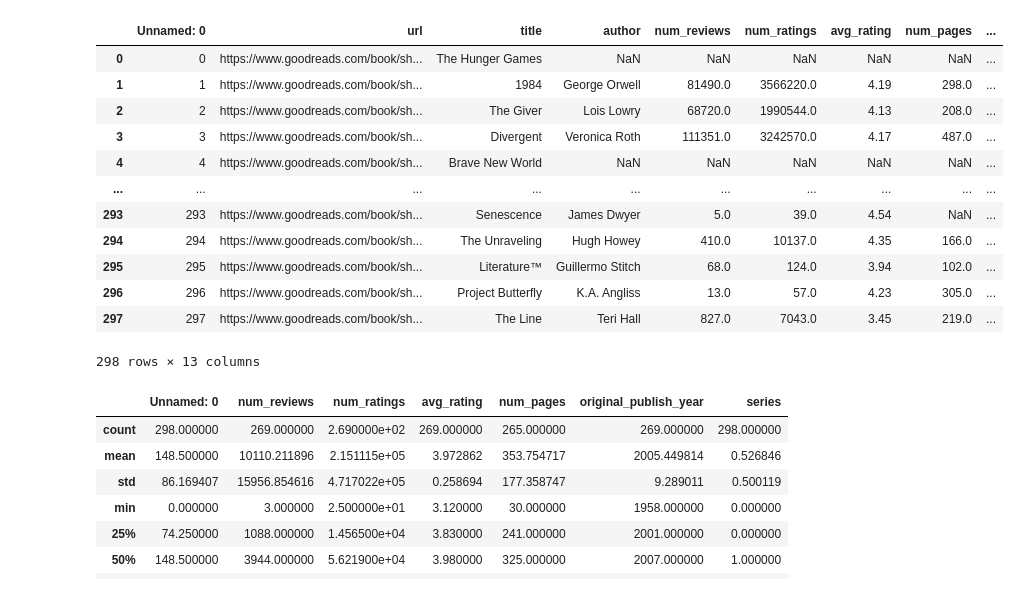
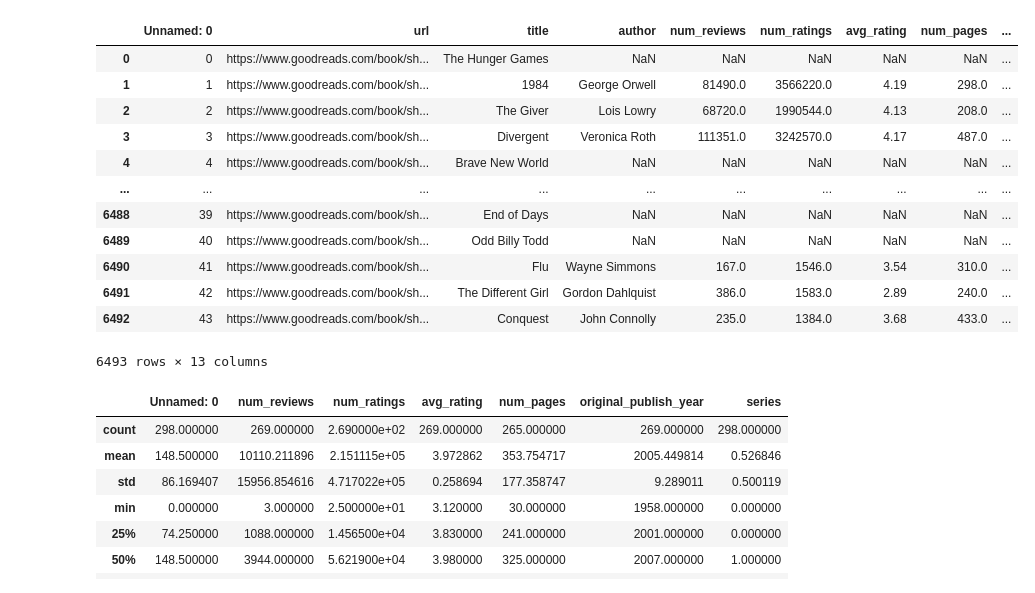
Before and after one commit to pvillegasmartin/challange_week_1, a Jupyter notebook: data_Preprocessing.ipynb, the cells around one changed output. Drawn from its saved outputs; the diff is of its cells as text; code cells hidden in the pictures.

Commit message:
Data and main

```diff
--- a/data_Preprocessing.ipynb
+++ b/data_Preprocessing.ipynb
@@ -4,22 +4,22 @@ import numpy as np
 from sklearn import preprocessing
 # %%
 #Importing the dataset
-data = pd.read_csv("C:/Users/Hari/Documents/AI-sep/AI_Module/Challange_Week1/challange_week_1/book_database.csv", sep='&')
+data = pd.read_csv("./book_database.csv", sep='&')
 data
 # %% [output]
 |  | Unnamed: 0 | url | title | author | num_reviews | num_ratings | avg_rating | num_pages | ... |
 | 0 | 0 | https://www.goodreads.com/book/sh... | The Hunger Games | NaN | NaN | NaN | NaN | NaN | ... |
 | 1 | 1 | https://www.goodreads.com/book/sh... | 1984 | George Orwell | 81490.0 | 3566220.0 | 4.19 | 298.0 | ... |
 | 2 | 2 | https://www.goodreads.com/book/sh... | The Giver | Lois Lowry | 68720.0 | 1990544.0 | 4.13 | 208.0 | ... |
 | 3 | 3 | https://www.goodreads.com/book/sh... | Divergent | Veronica Roth | 111351.0 | 3242570.0 | 4.17 | 487.0 | ... |
 | 4 | 4 | https://www.goodreads.com/book/sh... | Brave New World | NaN | NaN | NaN | NaN | NaN | ... |
 | ... | ... | ... | ... | ... | ... | ... | ... | ... | ... |
-| 293 | 293 | https://www.goodreads.com/book/sh... | Senescence | James Dwyer | 5.0 | 39.0 | 4.54 | NaN | ... |
-| 294 | 294 | https://www.goodreads.com/book/sh... | The Unraveling | Hugh Howey | 410.0 | 10137.0 | 4.35 | 166.0 | ... |
-| 295 | 295 | https://www.goodreads.com/book/sh... | Literature™ | Guillermo Stitch | 68.0 | 124.0 | 3.94 | 102.0 | ... |
-| 296 | 296 | https://www.goodreads.com/book/sh... | Project Butterfly | K.A. Angliss | 13.0 | 57.0 | 4.23 | 305.0 | ... |
-| 297 | 297 | https://www.goodreads.com/book/sh... | The Line | Teri Hall | 827.0 | 7043.0 | 3.45 | 219.0 | ... |
+| 6488 | 39 | https://www.goodreads.com/book/sh... | End of Days | NaN | NaN | NaN | NaN | NaN | ... |
+| 6489 | 40 | https://www.goodreads.com/book/sh... | Odd Billy Todd | NaN | NaN | NaN | NaN | NaN | ... |
+| 6490 | 41 | https://www.goodreads.com/book/sh... | Flu | Wayne Simmons | 167.0 | 1546.0 | 3.54 | 310.0 | ... |
+| 6491 | 42 | https://www.goodreads.com/book/sh... | The Different Girl | Gordon Dahlquist | 386.0 | 1583.0 | 2.89 | 240.0 | ... |
+| 6492 | 43 | https://www.goodreads.com/book/sh... | Conquest | John Connolly | 235.0 | 1384.0 | 3.68 | 433.0 | ... |
-298 rows × 13 columns
+6493 rows × 13 columns
 # %%
 #Description of the dataset
 data.describe()
```
Also changed, not shown: parts of 6 cells of this notebook, 2 other files.
